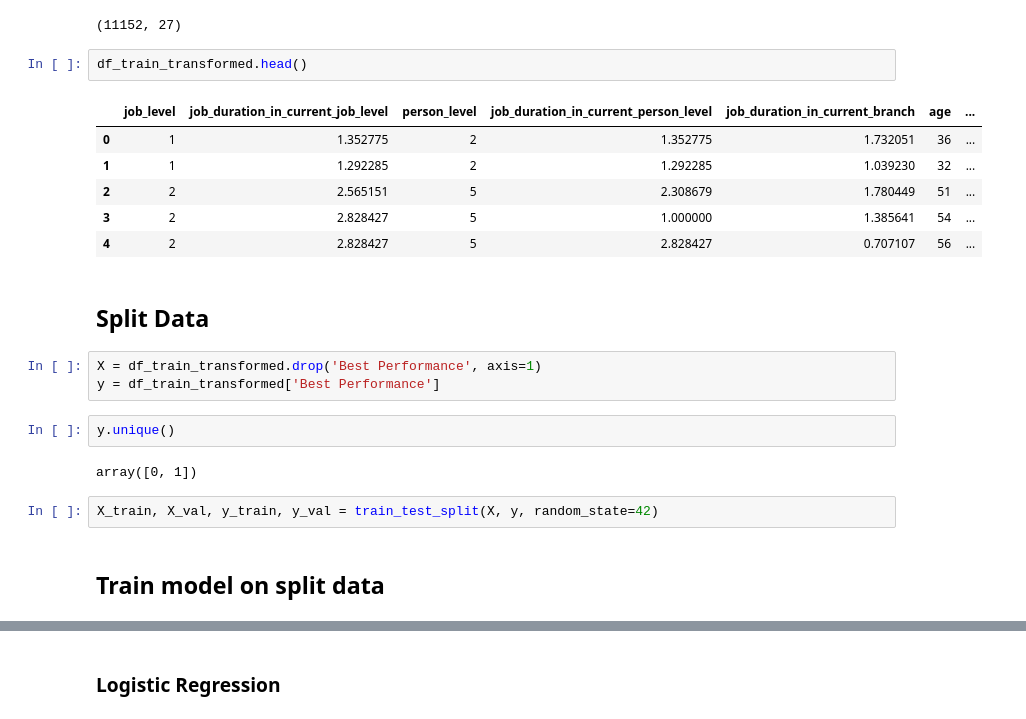
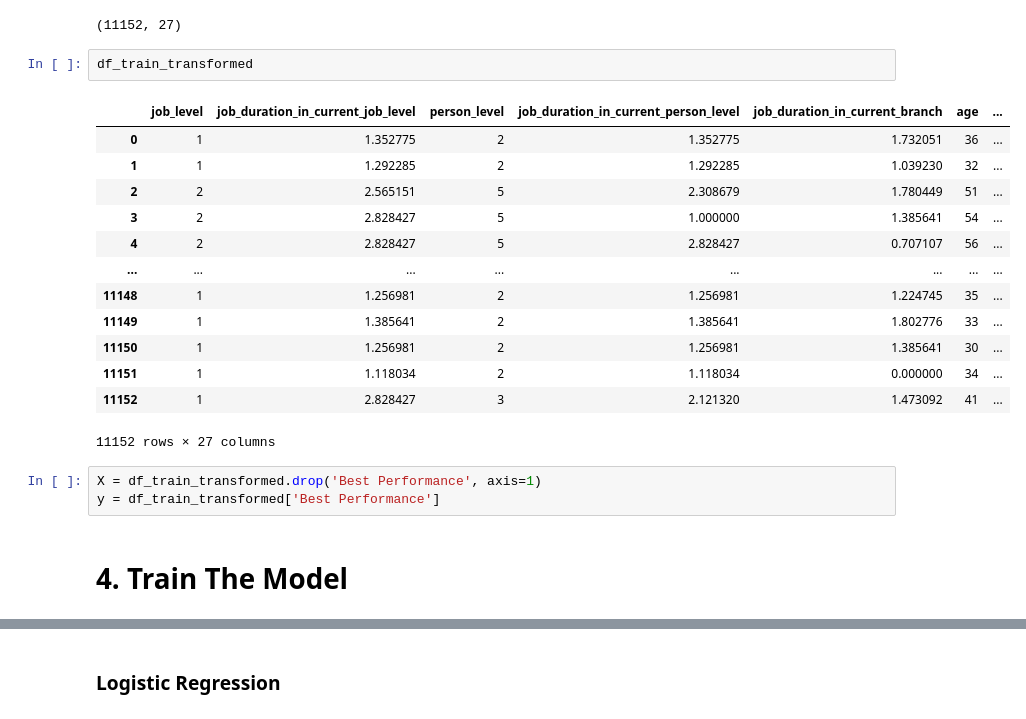
Before and after one commit to khalidm31415/bri-people-analytics-submission, a Jupyter notebook: Hmm BRI People Analytics.ipynb, the cells around one changed output, grey strips where cells are left out. Cells and saved outputs as stored; diff of their text form.

```diff
--- a/Hmm BRI People Analytics.ipynb
+++ b/Hmm BRI People Analytics.ipynb
@@ -295,26 +309,25 @@ df_train_transformed.shape
 # %% [output]
 (11152, 27)
 # %%
-df_train_transformed.head()
+df_train_transformed
 # %% [output]
 |  | job_level | job_duration_in_current_job_level | person_level | job_duration_in_current_person_level | job_duration_in_current_branch | age | ... |
 | 0 | 1 | 1.352775 | 2 | 1.352775 | 1.732051 | 36 | ... |
 | 1 | 1 | 1.292285 | 2 | 1.292285 | 1.039230 | 32 | ... |
 | 2 | 2 | 2.565151 | 5 | 2.308679 | 1.780449 | 51 | ... |
 | 3 | 2 | 2.828427 | 5 | 1.000000 | 1.385641 | 54 | ... |
 | 4 | 2 | 2.828427 | 5 | 2.828427 | 0.707107 | 56 | ... |
+| ... | ... | ... | ... | ... | ... | ... | ... |
+| 11148 | 1 | 1.256981 | 2 | 1.256981 | 1.224745 | 35 | ... |
+| 11149 | 1 | 1.385641 | 2 | 1.385641 | 1.802776 | 33 | ... |
+| 11150 | 1 | 1.256981 | 2 | 1.256981 | 1.385641 | 30 | ... |
+| 11151 | 1 | 1.118034 | 2 | 1.118034 | 0.000000 | 34 | ... |
+| 11152 | 1 | 2.828427 | 3 | 2.121320 | 1.473092 | 41 | ... |
+11152 rows × 27 columns
-# %% [markdown]
-## Split Data
 # %%
 X = df_train_transformed.drop('Best Performance', axis=1)
 y = df_train_transformed['Best Performance']
-# %%
-y.unique()
-# %% [output]
-array([0, 1])
-# %%
-X_train, X_val, y_train, y_val = train_test_split(X, y, random_state=42)
 # %% [markdown]
-## Train model on split data
+# 4. Train The Model
 # %%
 def train_model(model: ClassifierMixin):
```
Also changed, not shown: parts of 25 cells of this notebook, 2 other files.
